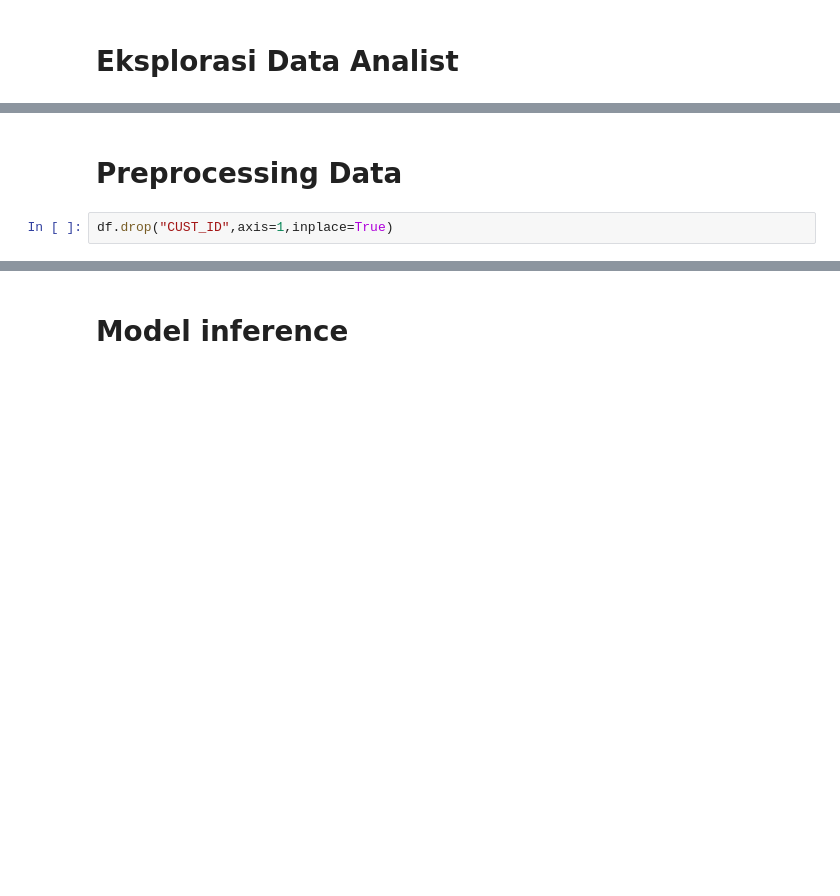
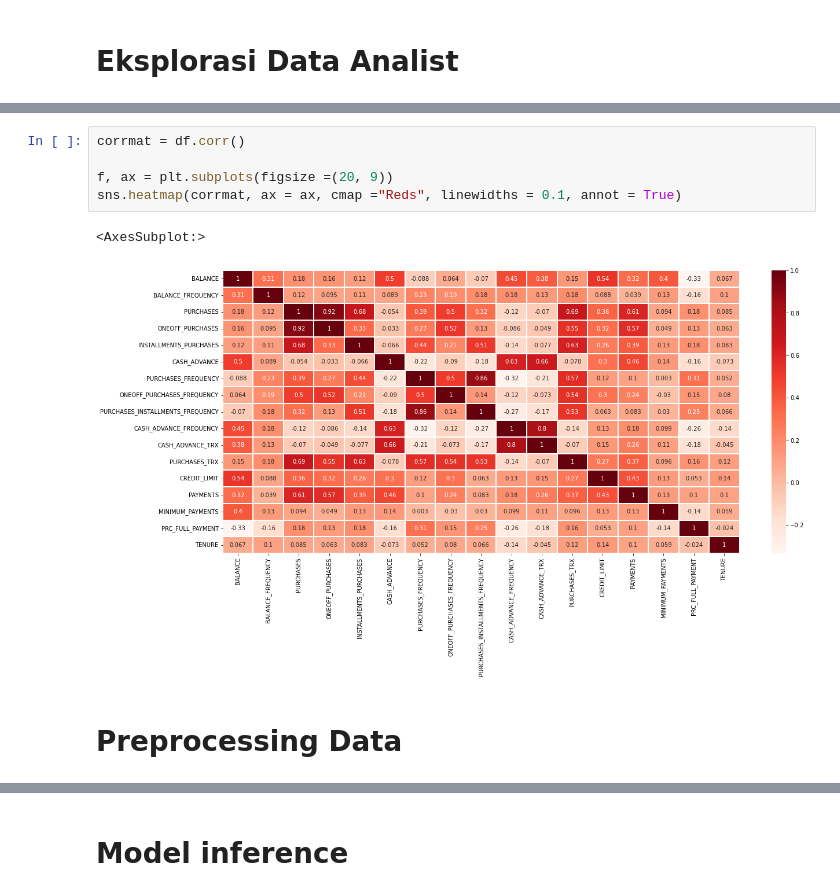
Before and after one commit to tassyirifiyya/ProjectHacktiv8-Kelp1, a Jupyter notebook: PYTN_KampusMerdeka_FP4_Hacktiv8.ipynb, the cells around one changed output, grey strips where cells are left out. Saved outputs shown, nothing was run; the diff lists cells and outputs as text; blank space fills up the shorter version.

```diff
--- a/PYTN_KampusMerdeka_FP4_Hacktiv8.ipynb
+++ b/PYTN_KampusMerdeka_FP4_Hacktiv8.ipynb
@@ -274,4 +288,10 @@ memory usage: 1.3+ MB
+# %%
+corrmat = df.corr()
+
+f, ax = plt.subplots(figsize =(20, 9))
+sns.heatmap(corrmat, ax = ax, cmap ="Reds", linewidths = 0.1, annot = True)
+# %% [output]
+<AxesSubplot:>
+[figure, added]
 # %% [markdown]
 # Preprocessing Data
-# %%
-df.drop("CUST_ID",axis=1,inplace=True)
```
Also changed, not shown: parts of 14 cells of this notebook.
